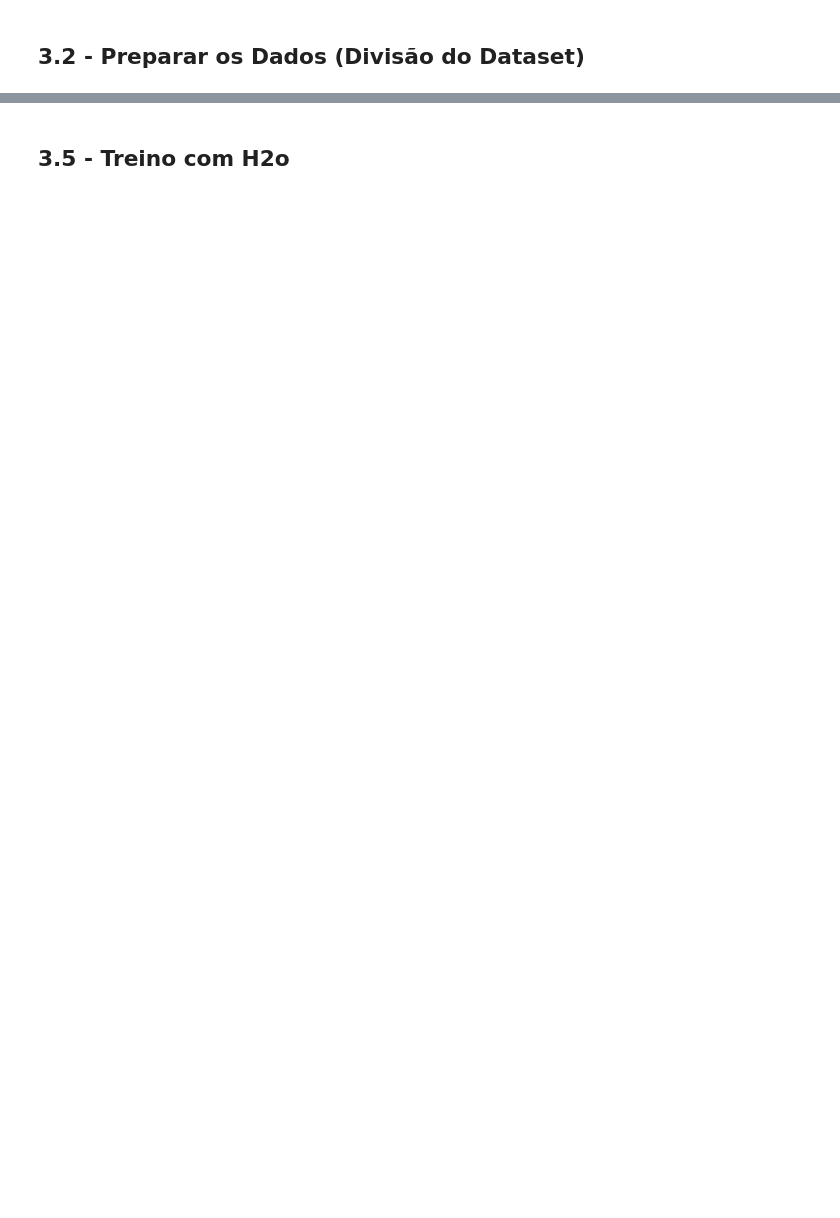
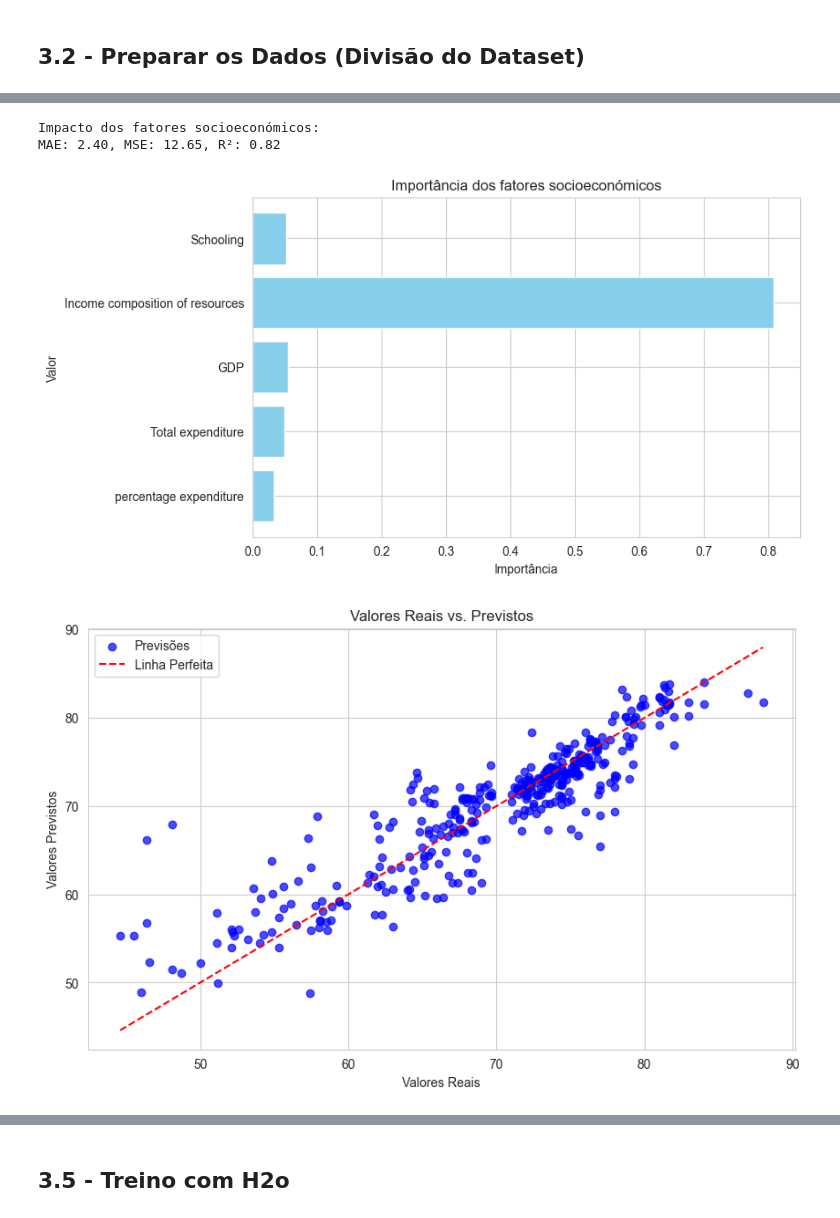
Before and after one commit to AvelinoAlmeida/Life-Expectancy, a Jupyter notebook: 3-modeling.ipynb, the cells around one changed output, grey strips where cells are left out. Cells and saved outputs as stored; diff of their text form; code cells hidden in the pictures; blank space fills up the shorter version.

Commit message:
Atualização
3 - Modelação

```diff
--- a/3-modeling.ipynb
+++ b/3-modeling.ipynb
@@ -21,7 +26,7 @@ sns.set_palette("RdBu")
 ## 2.2 - Dataset Treino
 # %%
 
-df_teste = pd.read_csv('./data/Life_Expectancy_Clean.csv')
+df_cleaned = pd.read_csv('./data/Life_Expectancy_Clean.csv')
 # %% [markdown]
 ## 3.2 - Preparar os Dados (Divisão do Dataset)
 # %%
@@ -327,0 +78,10 @@ output_path
+# %%
+# Divisão do DataFrame em variáveis independentes (X) e dependentes (y)
+# X: Contém as variáveis independentes do dataset (todas exceto 'Life expectancy').
+# y: Contém apenas a variável dependente ('Life expectancy').
+
+X = df_cleaned.drop(columns=["Life expectancy"])
+y = df_cleaned["Life expectancy"]
+
+# Dividir os dados em conjuntos de treino e teste (80% treino, 20% teste)
+X_train, X_test, y_train, y_test = train_test_split(X, y, test_size=0.2, random_state=42)
@@ -327,0 +176,49 @@ output_path
+# %%
+# Definir as variáveis independentes (Taxas de vacinação)
+Train = X_train[['percentage expenditure', 'Total expenditure', 'GDP', 'Income composition of resources', 'Schooling']]
+Target = y_train
+
+# Testar no conjunto de teste
+Test = X_test[['percentage expenditure', 'Total expenditure', 'GDP', 'Income composition of resources', 'Schooling']]
+Test_Target = y_test
+
+# Treinar o modelo
+model = RandomForestRegressor(n_estimators=100, random_state=42)
+model.fit(Train, Target)
+
+# Fazer previsões
+y_pred = model.predict(Test)
+
+# Avaliar o desempenho
+mae = mean_absolute_error(Test_Target, y_pred)
+mse = mean_squared_error(Test_Target, y_pred)
+r2 = r2_score(Test_Target, y_pred)
+
+print("Impacto dos fatores socioeconómicos:")
+print(f"MAE: {mae:.2f}, MSE: {mse:.2f}, R²: {r2:.2f}")
+
+# Importância das Variáveis
+feature_importance = model.feature_importances_
+features = Train.columns
+
+plt.figure(figsize=(8, 5))
+plt.barh(features, feature_importance, color='skyblue')
+plt.title("Importância dos fatores socioeconómicos")
+plt.xlabel("Importância")
+plt.ylabel("Valor")
+plt.show()
+
+# Gráfico de Valores Reais vs. Previstos
+plt.figure(figsize=(10, 6))
+plt.scatter(Test_Target, y_pred, alpha=0.7, color="blue", label="Previsões")
+plt.plot([min(Test_Target), max(Test_Target)], [min(Test_Target), max(Test_Target)], '--', color='red', label="Linha Perfeita")
+plt.title("Valores Reais vs. Previstos")
+plt.xlabel("Valores Reais")
+plt.ylabel("Valores Previstos")
+plt.legend()
+plt.show()
+# %% [output]
+Impacto dos fatores socioeconómicos:
+MAE: 2.40, MSE: 12.65, R²: 0.82
+[figure, added]
+[figure, added]
```
Also changed, not shown: parts of 43 cells of this notebook, 2 other files.
